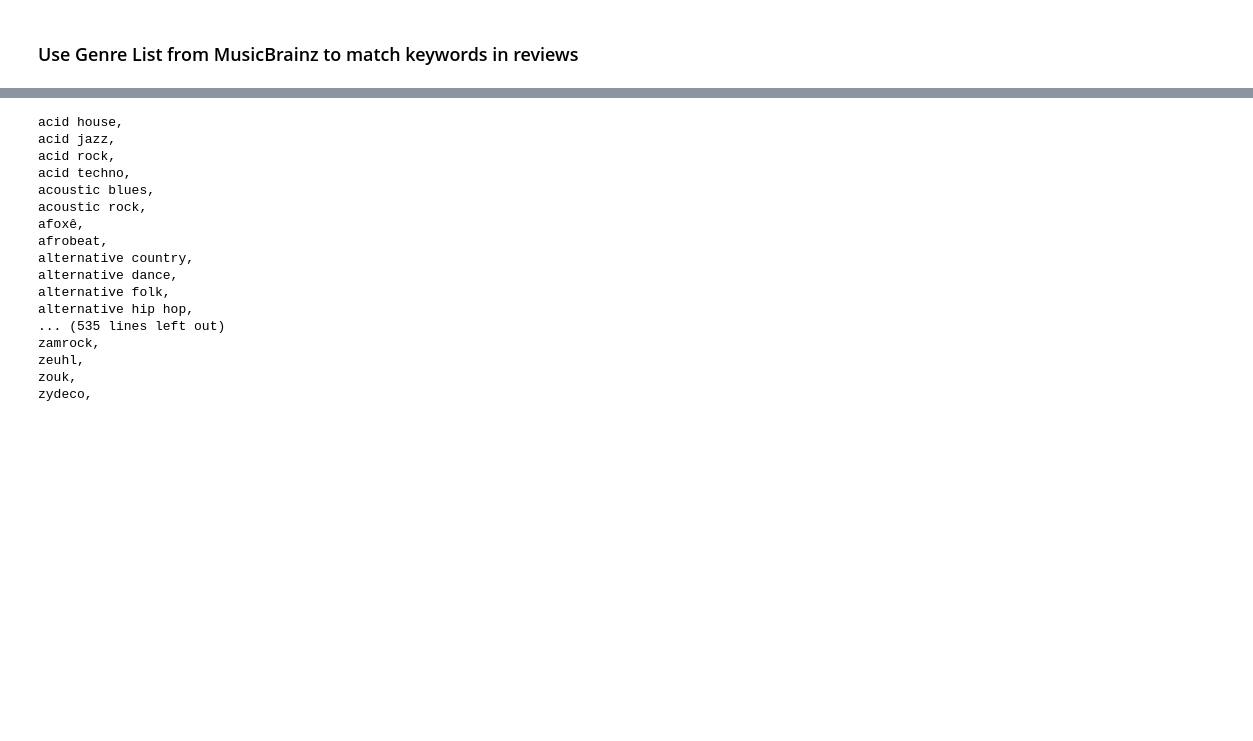
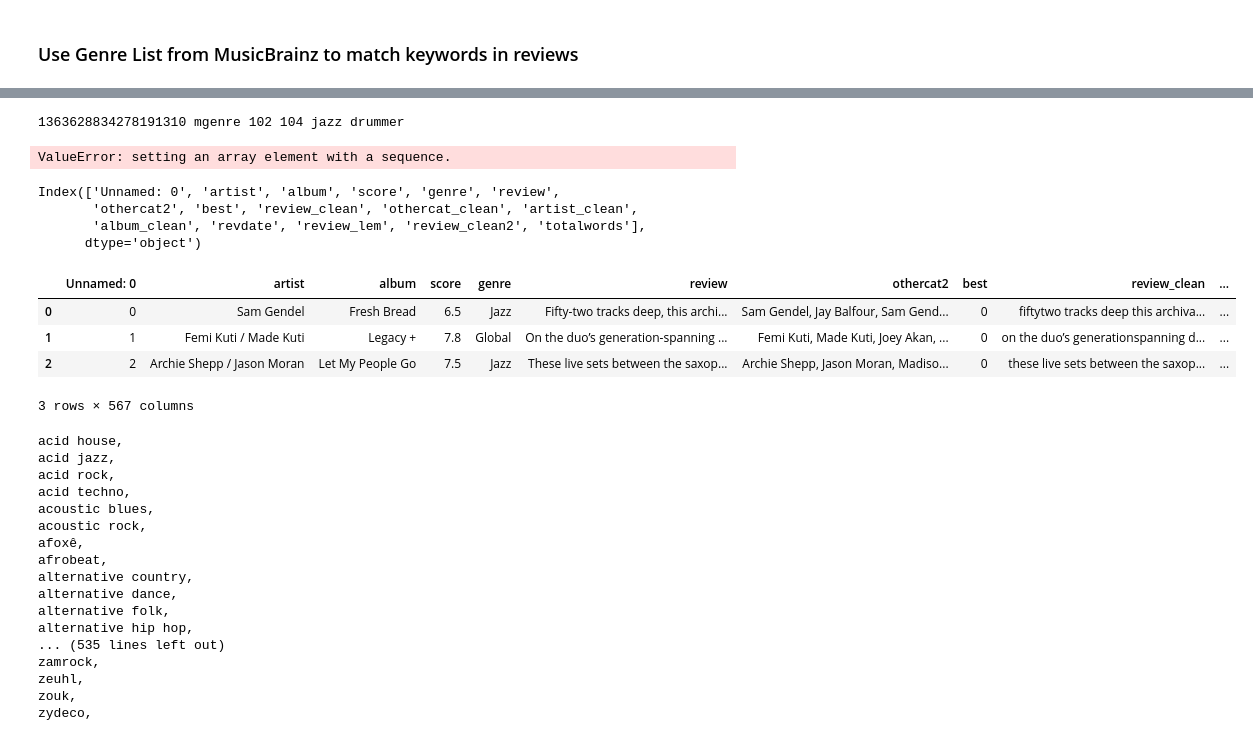
Before and after one commit to chan-chris/Metis_proj5, a Jupyter notebook: pgms/01_pitchfork_review_analysis.ipynb, the cells around one changed output, grey strips where cells are left out. Cells and saved outputs as stored; diff of their text form; code cells hidden in the pictures; blank space fills up the shorter version.

```diff
--- a/pgms/01_pitchfork_review_analysis.ipynb
+++ b/pgms/01_pitchfork_review_analysis.ipynb
@@ -665,0 +887,4 @@ Topic #13: group percussion release bass sax something moment feel approach sens
+# %%
+for i, row in firstrev.iterrows():
+    sentence = nlp(firstrev)
+    #matched_phrases = phrase_matcher(sentence)
@@ -665,0 +897,7 @@ Topic #13: group percussion release bass sax something moment feel approach sens
+# %%
+for match_id, start, end in matched_phrases:
+    string_id = nlp.vocab.strings[match_id]
+    span = sentence[start:end]
+    print(match_id, string_id, start, end, span.text)
+# %% [output]
+1363628834278191310 mgenre 102 104 jazz drummer
@@ -666,3 +962,22 @@ Topic #13: group percussion release bass sax something moment feel approach sens
+# %%
+df_genre = text_genre(df, 'review_lem')
+# %% [output]
+ValueError: setting an array element with a sequence.
+# %%
+df.columns
+# %% [output]
+Index(['Unnamed: 0', 'artist', 'album', 'score', 'genre', 'review',
+       'othercat2', 'best', 'review_clean', 'othercat_clean', 'artist_clean',
+       'album_clean', 'revdate', 'review_lem', 'review_clean2', 'totalwords'],
+      dtype='object')
+# %%
+df_genre.head(3)
+# %% [output]
+|  | Unnamed: 0 | artist | album | score | genre | review | othercat2 | best | review_clean | ... |
+| 0 | 0 | Sam Gendel | Fresh Bread | 6.5 | Jazz | Fifty-two tracks deep, this archi... | Sam Gendel, Jay Balfour, Sam Gend... | 0 | fiftytwo tracks deep this archiva... | ... |
+| 1 | 1 | Femi Kuti / Made Kuti | Legacy + | 7.8 | Global | On the duo’s generation-spanning ... | Femi Kuti, Made Kuti, Joey Akan, ... | 0 | on the duo’s generationspanning d... | ... |
+| 2 | 2 | Archie Shepp / Jason Moran | Let My People Go | 7.5 | Jazz | These live sets between the saxop... | Archie Shepp, Jason Moran, Madiso... | 0 | these live sets between the saxop... | ... |
+3 rows × 567 columns
 # %%
 mbcsv = open('/Users/chrischan/Documents/02_Class/Metis/bootcamp/githubrepo/Metis_proj5/data/mbrainz_genres.csv', 'r')
 mbread = mbcsv.read()
```
Also changed, not shown: parts of 18 cells of this notebook, 2 other files.
